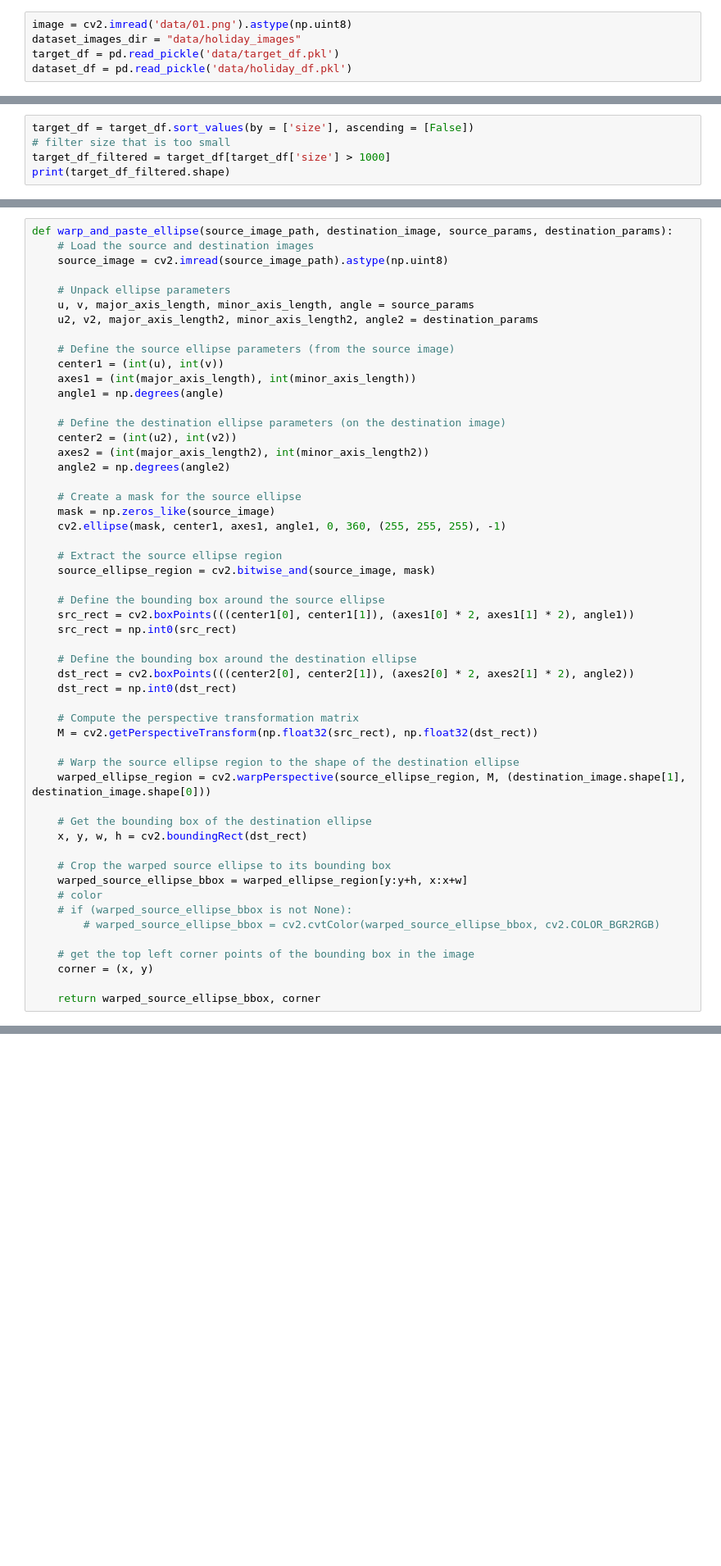
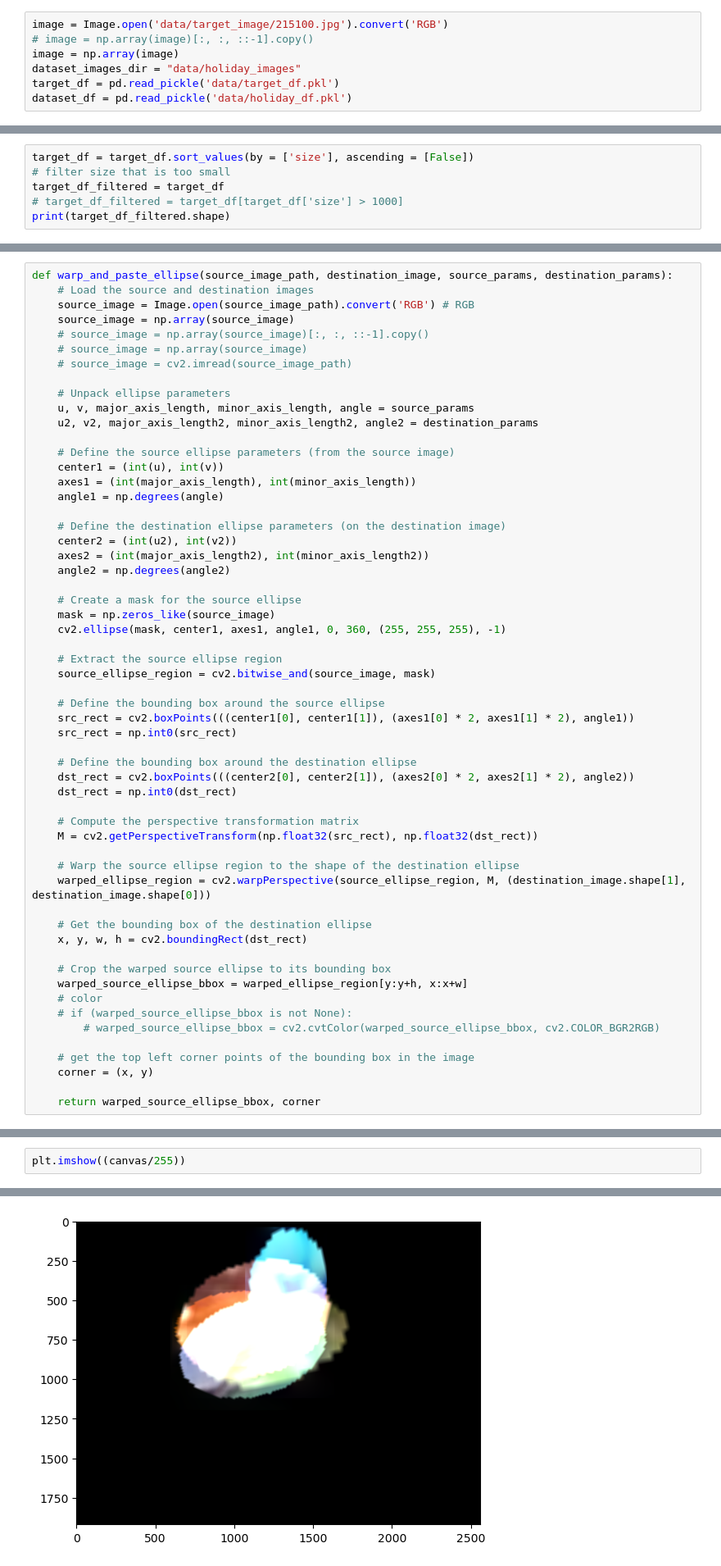
Before and after one commit to LeoHsuProgrammingLab/2024-Spring-Digital_Image_Processing_Final_Project, a Jupyter notebook: test_proj/test6.ipynb, the cells around one changed output, grey strips where cells are left out. Shown at 82% size. Saved outputs shown, nothing was run; the diff lists cells and outputs as text; blank space fills up the shorter version.

```diff
--- a/test_proj/test6.ipynb
+++ b/test_proj/test6.ipynb
@@ -14,7 +16,9 @@ from torchvision.transforms import functional as TF
 from PIL import Image
 np.set_printoptions(threshold=sys.maxsize)
 # %%
-image = cv2.imread('data/01.png').astype(np.uint8)
+image = Image.open('data/target_image/215100.jpg').convert('RGB')
+# image = np.array(image)[:, :, ::-1].copy()
+image = np.array(image)
 dataset_images_dir = "data/holiday_images"
 target_df = pd.read_pickle('data/target_df.pkl')
 dataset_df = pd.read_pickle('data/holiday_df.pkl')
@@ -30,6 +34,7 @@ target_df['match_idx'] = np.array([match.trainIdx for match in matches])
 # %%
 target_df = target_df.sort_values(by = ['size'], ascending = [False])
 # filter size that is too small
-target_df_filtered = target_df[target_df['size'] > 1000]
+target_df_filtered = target_df
+# target_df_filtered = target_df[target_df['size'] > 1000]
 print(target_df_filtered.shape)
 # %% [output]
@@ -41,7 +46,11 @@ dataset_df.shape
 # %%
 def warp_and_paste_ellipse(source_image_path, destination_image, source_params, destination_params):
     # Load the source and destination images
-    source_image = cv2.imread(source_image_path).astype(np.uint8)
+    source_image = Image.open(source_image_path).convert('RGB') # RGB
+    source_image = np.array(source_image)
+    # source_image = np.array(source_image)[:, :, ::-1].copy()
+    # source_image = np.array(source_image)
+    # source_image = cv2.imread(source_image_path)
 
     # Unpack ellipse parameters
     u, v, major_axis_length, minor_axis_length, angle = source_params
@@ -146,0 +194,3 @@ for i, (index, row) in enumerate(tqdm(target_df_filtered.iterrows(), total=targe
+# %%
+plt.imshow((canvas/255))
+# %% [output]
@@ -147 +199,2 @@ for i, (index, row) in enumerate(tqdm(target_df_filtered.iterrows(), total=targe
+[figure, added]
 # %%
```
Also changed, not shown: parts of 9 cells of this notebook, 22 other files.
